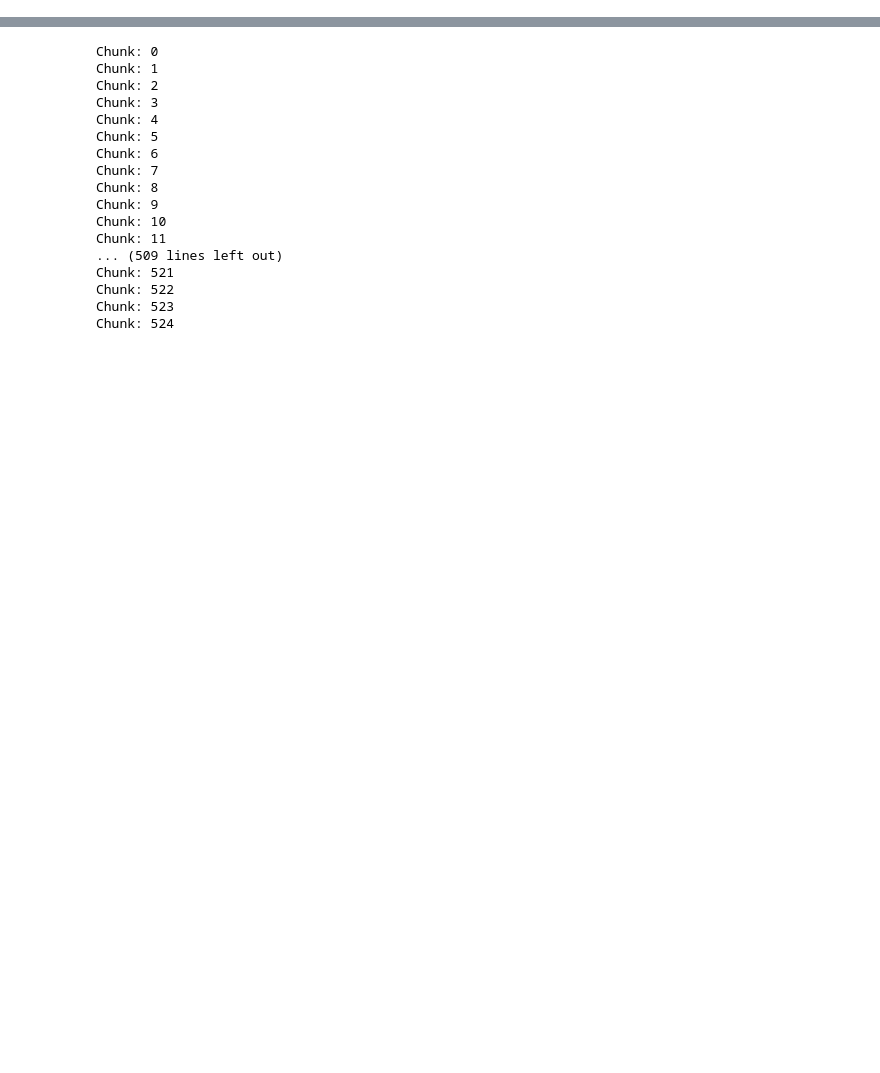
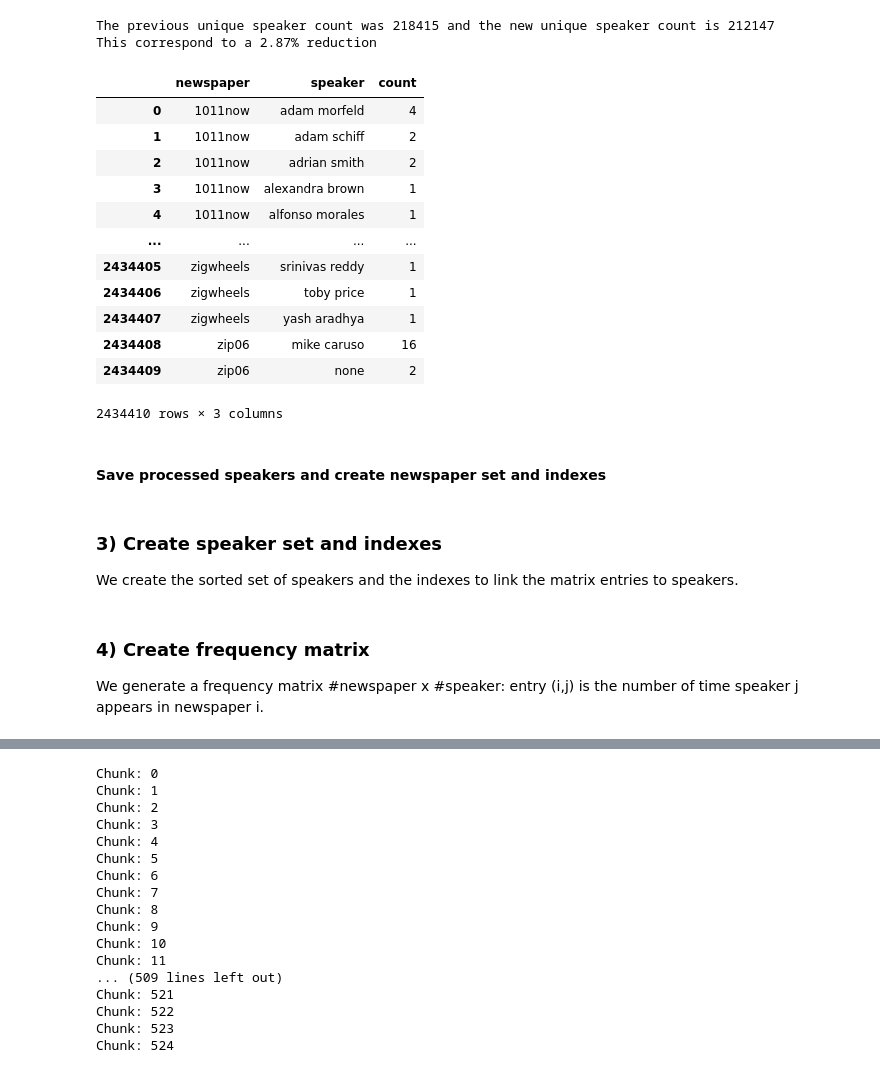
Before and after one commit to epfl-ada/ada-2021-project-mahj, a Jupyter notebook: Process_data.ipynb, the cells around one changed output, grey strips where cells are left out. Cells and saved outputs as stored; diff of their text form; code cells hidden in the pictures; blank space fills up the shorter version.

Commit message:
Merge all data process in one notebook

```diff
--- a/Create newspaper - token TF-IDF matrix.ipynb
+++ b/Process_data.ipynb
@@ -22,0 +96,43 @@ index_to_newspapers = {i:n for i, n in enumerate(newspapers)}
+# %%
+def process_speaker(speaker):
+    #Lower case the names and remove all non alpha numeric characters
+    new_name = speaker.lower()
+    new_name = re.sub(r'[^A-Za-z0-9 ]+', '', new_name)
+    return new_name
+# %%
+#The file is small enough to be loaded in memory
+df = pd.read_csv(FILE_NEWSPAPER_SPEAKER,compression='bz2')
+
+previous_speaker_count = len(df['speaker'].unique())
+df['speaker'] = df['speaker'].apply(process_speaker)
+processed_speaker_count = len(df['speaker'].unique())
+
+print(f'The previous unique speaker count was {previous_speaker_count} and the new unique speaker count is {processed_speaker_count}')
+print(f'This correspond to a {(previous_speaker_count-processed_speaker_count)/previous_speaker_count:.2%} reduction')
+
+#Save to memory
+df.to_csv(FILE_NEWSPAPER_SPEAKER,header = True,index=False, mode='w',compression='bz2')
+
+newspaper_speaker_count = df.groupby(['newspaper','speaker'],as_index=False).count()\
+                            .rename(columns = {'proba':'count'})
+# %% [output]
+The previous unique speaker count was 218415 and the new unique speaker count is 212147
+This correspond to a 2.87% reduction
+# %%
+newspaper_speaker_count
+# %% [output]
+|  | newspaper | speaker | count |
+| 0 | 1011now | adam morfeld | 4 |
+| 1 | 1011now | adam schiff | 2 |
+| 2 | 1011now | adrian smith | 2 |
+| 3 | 1011now | alexandra brown | 1 |
+| 4 | 1011now | alfonso morales | 1 |
+| ... | ... | ... | ... |
+| 2434405 | zigwheels | srinivas reddy | 1 |
+| 2434406 | zigwheels | toby price | 1 |
+| 2434407 | zigwheels | yash aradhya | 1 |
+| 2434408 | zip06 | mike caruso | 16 |
+| 2434409 | zip06 | none | 2 |
+2434410 rows × 3 columns
+# %% [markdown]
+#### Save processed speakers and create newspaper set and indexes
@@ -22,0 +154,3 @@ index_to_newspapers = {i:n for i, n in enumerate(newspapers)}
+# %% [markdown]
+### 3) Create speaker set and indexes
+We create the sorted set of speakers and the indexes to link the matrix entries to speakers.
@@ -22,0 +171,3 @@ index_to_newspapers = {i:n for i, n in enumerate(newspapers)}
+# %% [markdown]
+### 4) Create frequency matrix
+We generate a frequency matrix #newspaper x #speaker: entry (i,j) is the number of time speaker j appears in newspaper i.
```
Also changed, not shown: parts of 24 cells of this notebook, 4 other files.
